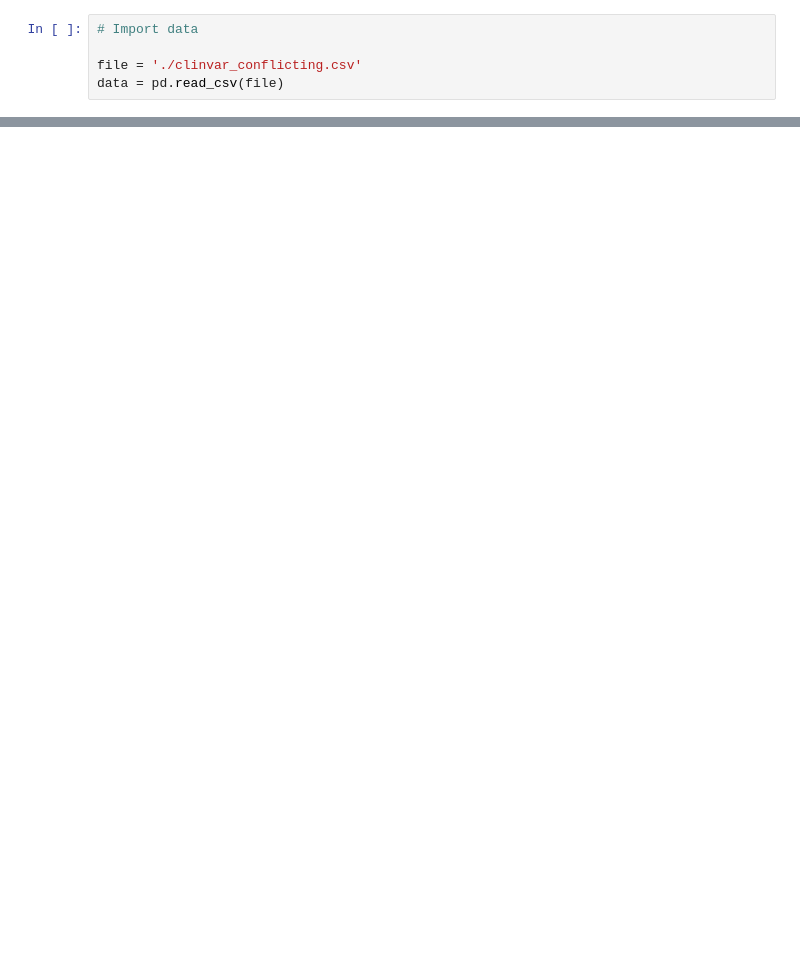
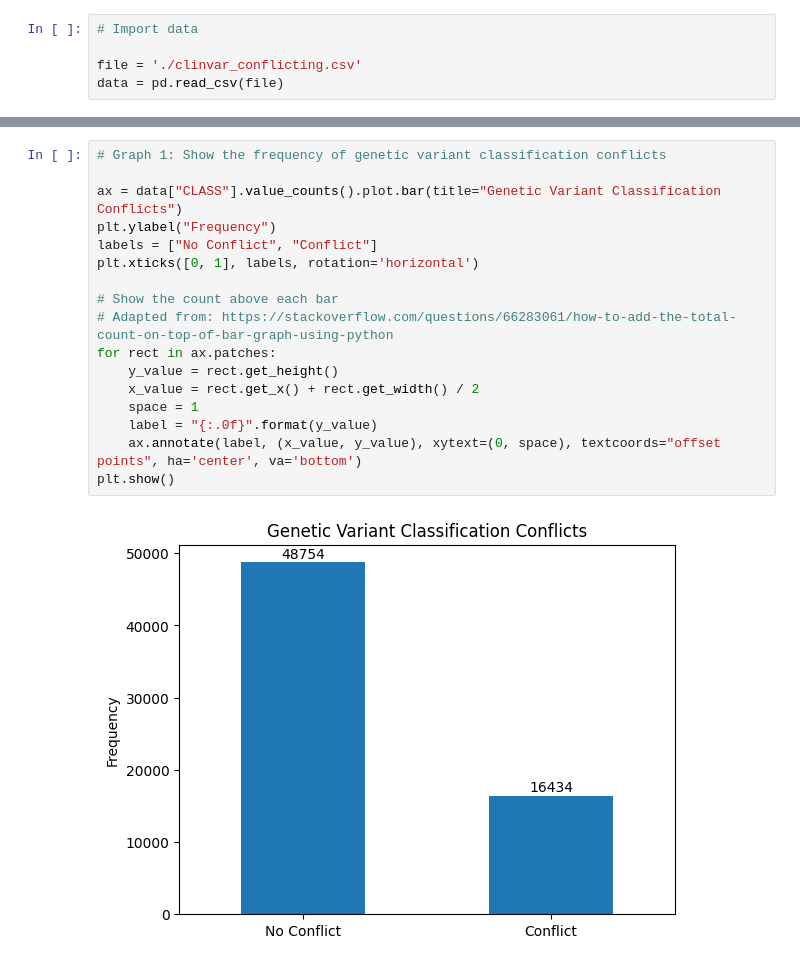
Before and after one commit to DataScience4Health-Fall2022/termproject-baymax, a Jupyter notebook: main.ipynb, the cells around one changed output, grey strips where cells are left out. Cells and saved outputs as stored; diff of their text form; blank space fills up the shorter version.

Commit message:
created 5 graphs with Daniel!

```diff
--- a/main.ipynb
+++ b/main.ipynb
@@ -28,0 +15,19 @@ display(data)
+# %%
+# Graph 1: Show the frequency of genetic variant classification conflicts
+
+ax = data["CLASS"].value_counts().plot.bar(title="Genetic Variant Classification Conflicts")
+plt.ylabel("Frequency")
+labels = ["No Conflict", "Conflict"]
+plt.xticks([0, 1], labels, rotation='horizontal')
+
+# Show the count above each bar
+# Adapted from: https://stackoverflow.com/questions/66283061/how-to-add-the-total-count-on-top-of-bar-graph-using-python
+for rect in ax.patches:
+    y_value = rect.get_height()
+    x_value = rect.get_x() + rect.get_width() / 2
+    space = 1
+    label = "{:.0f}".format(y_value)
+    ax.annotate(label, (x_value, y_value), xytext=(0, space), textcoords="offset points", ha='center', va='bottom')
+plt.show()
+# %% [output]
+[figure, added]
```
Also changed, not shown: parts of 7 cells of this notebook.
